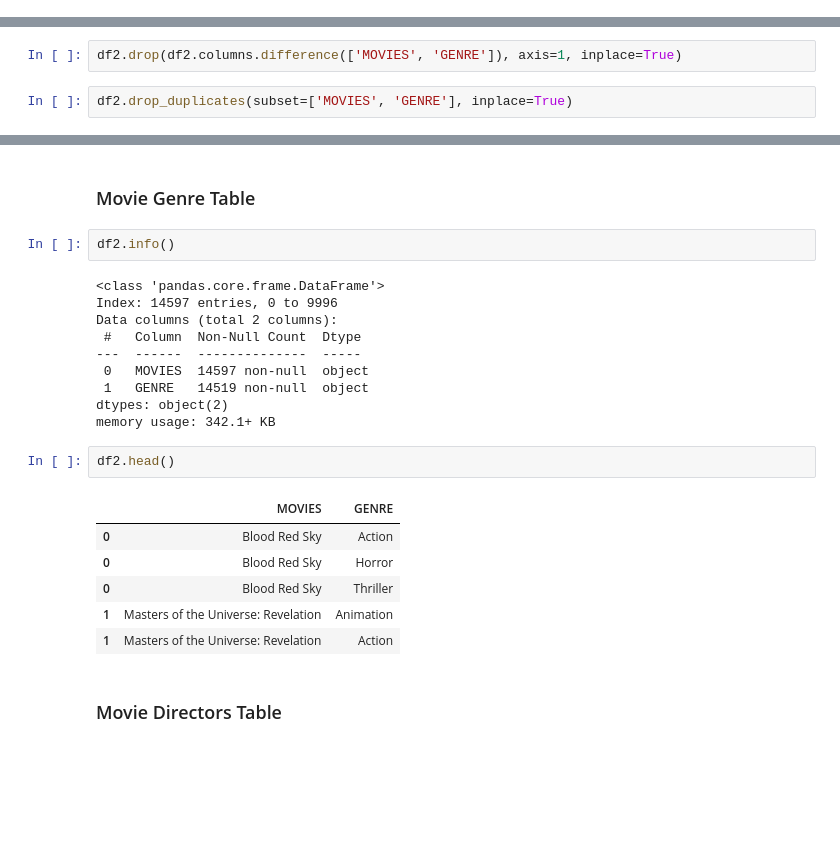
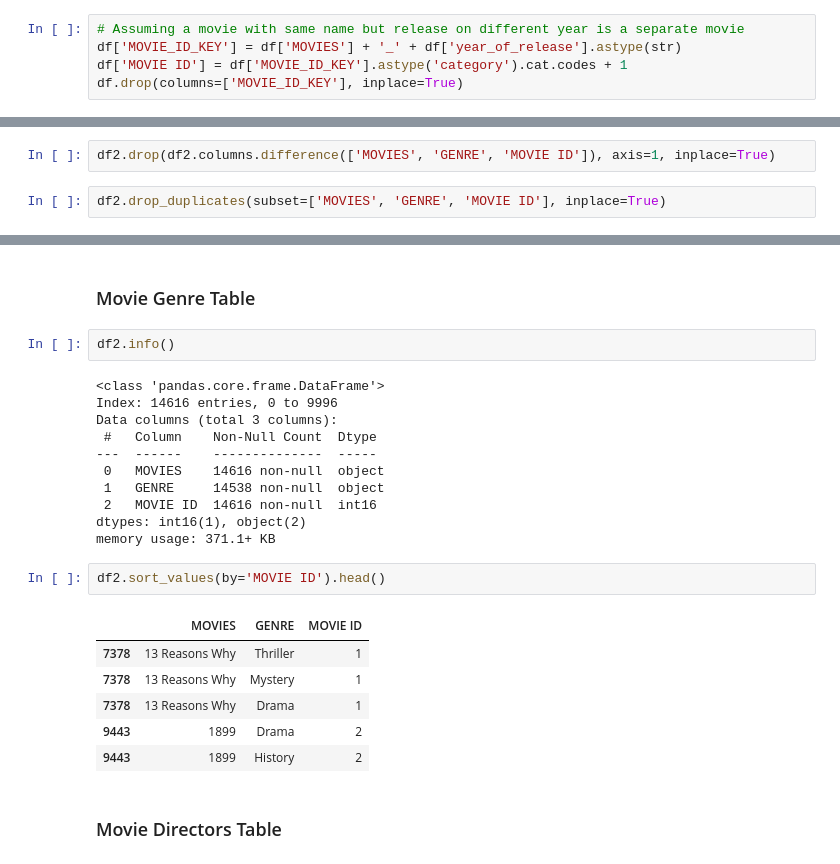
Before and after one commit to fikfikriii/cad_it_data_engineer, a Jupyter notebook: preprocessing.ipynb, the cells around one changed output, grey strips where cells are left out. Drawn from its saved outputs; the diff is of its cells as text; blank space fills up the shorter version.

```diff
--- a/preprocessing.ipynb
+++ b/preprocessing.ipynb
@@ -52,3 +53,8 @@ df[['year_of_release', 'year_end_series']] = df['YEAR'].apply(extract_years)
 # %%
 df['year_of_release'] = df['year_of_release'].astype('Int64')
 df['year_end_series'] = df['year_end_series'].astype('Int64')
+# %%
+# Assuming a movie with same name but release on different year is a separate movie
+df['MOVIE_ID_KEY'] = df['MOVIES'] + '_' + df['year_of_release'].astype(str)
+df['MOVIE ID'] = df['MOVIE_ID_KEY'].astype('category').cat.codes + 1
+df.drop(columns=['MOVIE_ID_KEY'], inplace=True)
@@ -163,9 +235,9 @@ df.head()
 # %% [markdown]
 # For Movie Genre Table
 # %%
-df2.drop(df2.columns.difference(['MOVIES', 'GENRE']), axis=1, inplace=True)
+df2.drop(df2.columns.difference(['MOVIES', 'GENRE', 'MOVIE ID']), axis=1, inplace=True)
 # %%
-df2.drop_duplicates(subset=['MOVIES', 'GENRE'], inplace=True)
+df2.drop_duplicates(subset=['MOVIES', 'GENRE', 'MOVIE ID'], inplace=True)
 # %%
 df2['GENRE'] = df2['GENRE'].str.split(', ')
 df2 = df2.explode('GENRE')
@@ -432,23 +531,24 @@ df.head()
 df2.info()
 # %% [output]
 <class 'pandas.core.frame.DataFrame'>
-Index: 14597 entries, 0 to 9996
-Data columns (total 2 columns):
- #   Column  Non-Null Count  Dtype
----  ------  --------------  -----
- 0   MOVIES  14597 non-null  object
- 1   GENRE   14519 non-null  object
-dtypes: object(2)
-memory usage: 342.1+ KB
+Index: 14616 entries, 0 to 9996
+Data columns (total 3 columns):
+ #   Column    Non-Null Count  Dtype
+---  ------    --------------  -----
+ 0   MOVIES    14616 non-null  object
+ 1   GENRE     14538 non-null  object
+ 2   MOVIE ID  14616 non-null  int16
+dtypes: int16(1), object(2)
+memory usage: 371.1+ KB
 # %%
-df2.head()
+df2.sort_values(by='MOVIE ID').head()
 # %% [output]
-|  | MOVIES | GENRE |
-| 0 | Blood Red Sky | Action |
-| 0 | Blood Red Sky | Horror |
-| 0 | Blood Red Sky | Thriller |
-| 1 | Masters of the Universe: Revelation | Animation |
-| 1 | Masters of the Universe: Revelation | Action |
+|  | MOVIES | GENRE | MOVIE ID |
+| 7378 | 13 Reasons Why | Thriller | 1 |
+| 7378 | 13 Reasons Why | Mystery | 1 |
+| 7378 | 13 Reasons Why | Drama | 1 |
+| 9443 | 1899 | Drama | 2 |
+| 9443 | 1899 | History | 2 |
 # %% [markdown]
 ### Movie Directors Table
 # %%
```
Also changed, not shown: parts of 42 cells of this notebook, 7 other files.
